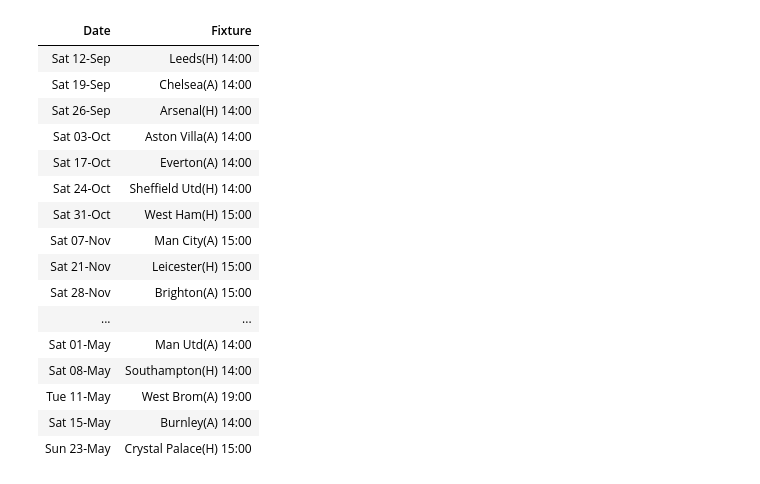
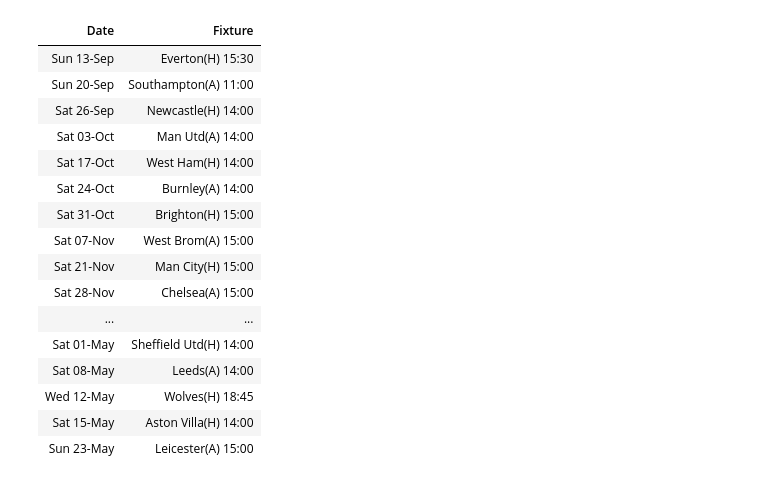
Before and after one commit to gowen100/Public-Code, a Jupyter notebook: PremierLeagueFixturesfromAPItoExcel.ipynb, the cells around one changed output. Drawn from its saved outputs; the diff is of its cells as text; code cells hidden in the pictures.

```diff
--- a/PremierLeagueFixturesfromAPItoExcel.ipynb
+++ b/PremierLeagueFixturesfromAPItoExcel.ipynb
@@ -61,44 +61,44 @@ display(teamFixtures.style.hide_index())
 # %%
 # Attempt 2 - create a custom output format and iterate over the fixture list
 #define the team you want
-team = "Liverpool"
+team = "Spurs"
 
 #first define the function for the custom output text
 def format_fixture(x,team):
     home=x[0]
     away=x[1]
     date = dt.datetime.strptime(x[2],"%Y-%m-%dT%H:%M:%SZ")
     if home ==team:
         return ["{}".format(dt.datetime.strftime(date,"%a %d-%b"))," {}(H) {}".format(away,dt.datetime.strftime(date,"%H:%M"))]
     elif away ==team:
         return ["{}".format(dt.datetime.strftime(date,"%a %d-%b"))," {}(A) {}".format(home,dt.datetime.strftime(date,"%H:%M"))]
 
 #conditonal formatting function
 def home_bold(val):
     bold = 'bold' if "(H)" in val  else ''
     return 'font-weight:{}'.format(bold)
 
 #then put through some pythonic loops to get a dataframe of date and fixture
 
 output = [format_fixture(x,team) for x in fixture_list[2:] if format_fixture(x,team) != None]
 
 #print ditching the index and using contitional format
 pd.DataFrame(output,columns=["Date","Fixture"]).style.hide_index().applymap(home_bold)
 # %% [output]
 | Date | Fixture |
-| Sat 12-Sep | Leeds(H) 14:00 |
-| Sat 19-Sep | Chelsea(A) 14:00 |
-| Sat 26-Sep | Arsenal(H) 14:00 |
-| Sat 03-Oct | Aston Villa(A) 14:00 |
-| Sat 17-Oct | Everton(A) 14:00 |
-| Sat 24-Oct | Sheffield Utd(H) 14:00 |
-| Sat 31-Oct | West Ham(H) 15:00 |
-| Sat 07-Nov | Man City(A) 15:00 |
-| Sat 21-Nov | Leicester(H) 15:00 |
-| Sat 28-Nov | Brighton(A) 15:00 |
+| Sun 13-Sep | Everton(H) 15:30 |
+| Sun 20-Sep | Southampton(A) 11:00 |
+| Sat 26-Sep | Newcastle(H) 14:00 |
+| Sat 03-Oct | Man Utd(A) 14:00 |
+| Sat 17-Oct | West Ham(H) 14:00 |
+| Sat 24-Oct | Burnley(A) 14:00 |
+| Sat 31-Oct | Brighton(H) 15:00 |
+| Sat 07-Nov | West Brom(A) 15:00 |
+| Sat 21-Nov | Man City(H) 15:00 |
+| Sat 28-Nov | Chelsea(A) 15:00 |
 | ... | ... |
-| Sat 01-May | Man Utd(A) 14:00 |
-| Sat 08-May | Southampton(H) 14:00 |
-| Tue 11-May | West Brom(A) 19:00 |
-| Sat 15-May | Burnley(A) 14:00 |
-| Sun 23-May | Crystal Palace(H) 15:00 |
+| Sat 01-May | Sheffield Utd(H) 14:00 |
+| Sat 08-May | Leeds(A) 14:00 |
+| Wed 12-May | Wolves(H) 18:45 |
+| Sat 15-May | Aston Villa(H) 14:00 |
+| Sun 23-May | Leicester(A) 15:00 |
```
Also changed, not shown: parts of 2 cells of this notebook.
